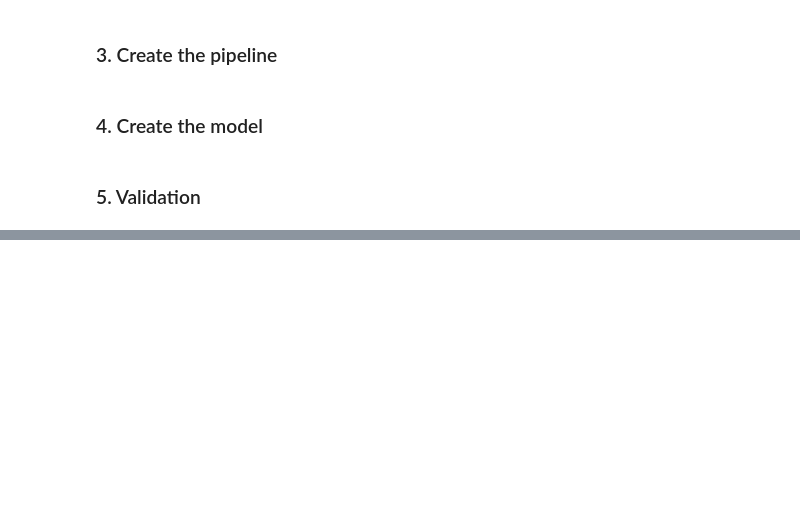
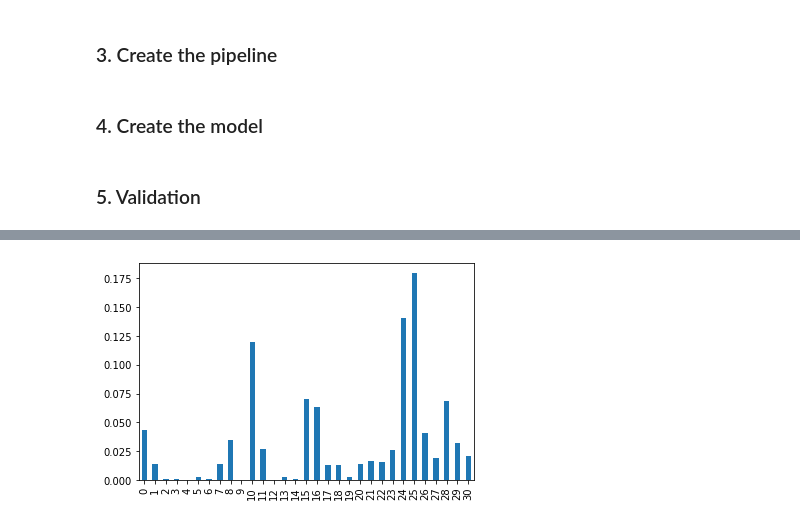
Before and after one commit to Schots/mlops_project, a Jupyter notebook: notebooks/00-maike-model.ipynb, the cells around one changed output, grey strips where cells are left out. Saved outputs shown, nothing was run; the diff lists cells and outputs as text; code cells hidden in the pictures; blank space fills up the shorter version.

```diff
--- a/notebooks/00-maike-model.ipynb
+++ b/notebooks/00-maike-model.ipynb
@@ -201,0 +238,6 @@ Successfully submitted to Titanic - Machine Learning from Disaster
+# %%
+model.fit(X_train_features, y_train)
+pd.Series(model.feature_importances_).plot(kind='bar')
+y_test_pred = model.predict(test_features)
+# %% [output]
+[figure, added]
```
Also changed, not shown: parts of 7 cells of this notebook, 7 other files.
